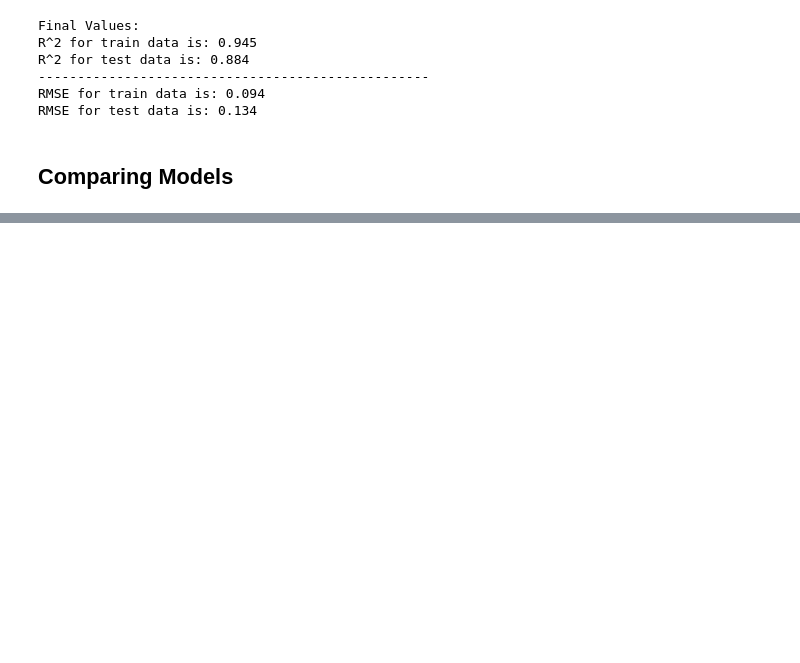
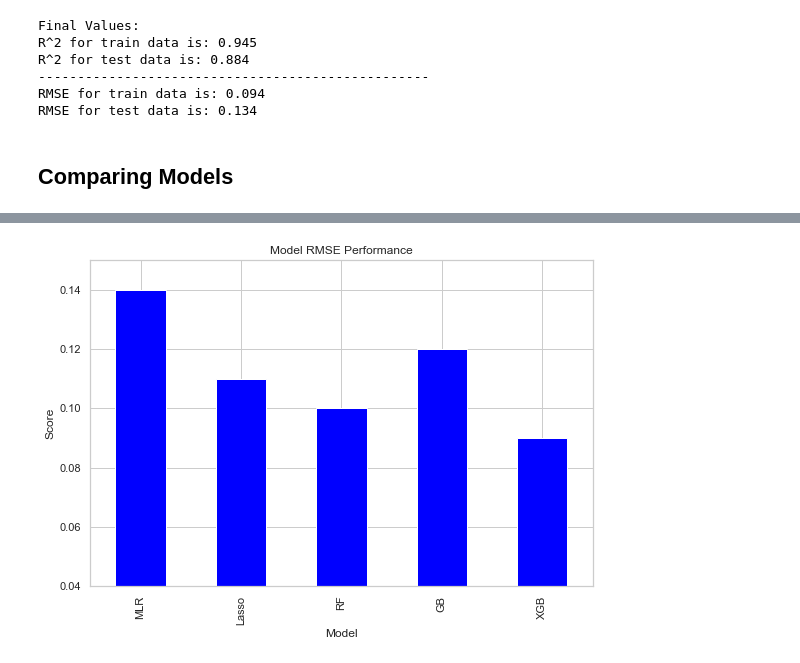
Before and after one commit to mwc201/Housing_Price_Prediction, a Jupyter notebook: Marcus_C/Model_Comparison.ipynb, the cells around one changed output, grey strips where cells are left out. Saved outputs shown, nothing was run; the diff lists cells and outputs as text; code cells hidden in the pictures; blank space fills up the shorter version.

```diff
--- a/Marcus_C/Model_Comparison.ipynb
+++ b/Marcus_C/Model_Comparison.ipynb
@@ -330,6 +334,8 @@ RMSE for train data is: 0.109
 RMSE for test data is: 0.138
 # %%
 r2_scores.loc[1] = 'Lasso', round(lr.score(X_train, y_train), 2)
+# %%
+rmse_scores.loc[1] = 'Lasso', round(RMSE_train, 2)
 # %% [markdown]
 ### error of Linear Model improved following feature selection based on Lasso, removal of influential outliers based on Cook's distance and refitting to LM
 # %% [markdown]
@@ -416,6 +422,8 @@ RMSE for train data is: 0.105
 RMSE for test data is: 0.133
 # %%
 r2_scores.loc[2] = 'RF', round(rf2.score(Xu_train, yu_train), 2)
+# %%
+rmse_scores.loc[2] = 'RF', round(RMSE_train2, 2)
 # %% [markdown]
 ## Gradient Boosting
 # %%
@@ -457,5 +465,7 @@ RMSE for test data is: 0.132
 # %%
 r2_scores.loc[3] = 'GB', round(gbm2.score(Xu_train, yu_train), 2)
+# %%
+rmse_scores.loc[3] = 'GB', round(RMSE_train2, 2)
 # %% [markdown]
 ## XGBOOST
 # %%
@@ -501,6 +511,8 @@ RMSE for train data is: 0.094
 RMSE for test data is: 0.134
 # %%
 r2_scores.loc[4] = 'XGB', round(xgb.score(Xu_train, yu_train), 2)
+# %%
+rmse_scores.loc[4] = 'XGB', round(RMSE_train2, 2)
 # %% [markdown]
 ## Comparing Models
 # %%
@@ -527,0 +542,10 @@ r2_scores
+# %%
+rmse_scores.plot.bar(x = 'Model', y ='Score', color = 'blue',legend=None)
+plt.title('Model RMSE Performance')
+plt.ylim(.04,.15)
+plt.ylabel('Score')
+rmse_scores
+
+plt.savefig("rmse_scores.png")
+# %% [output]
+[figure, added]
```
Also changed, not shown: parts of 5 cells of this notebook.
